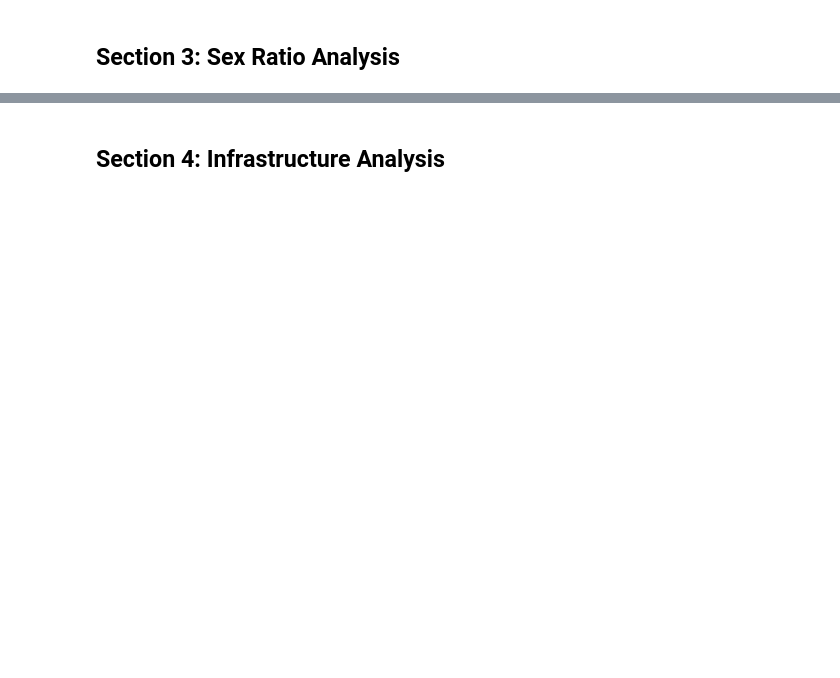
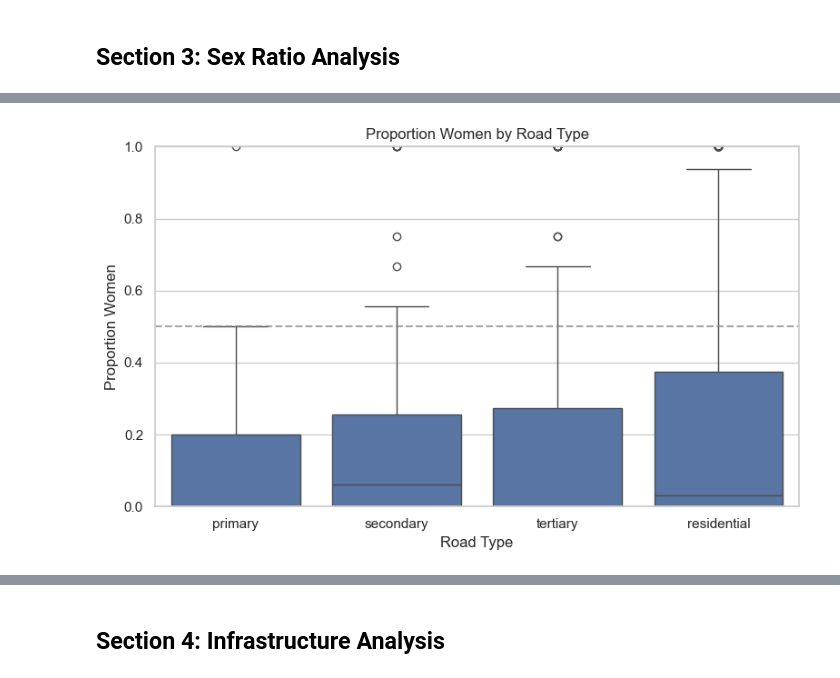
Before and after one commit to geosensing/missing_women_gsview, a Jupyter notebook: notebooks/analysis.ipynb, the cells around one changed output, grey strips where cells are left out. Cells and saved outputs as stored; diff of their text form; code cells hidden in the pictures; blank space fills up the shorter version.

```diff
--- a/notebooks/analysis.ipynb
+++ b/notebooks/analysis.ipynb
@@ -240,17 +309,20 @@ road_stats
 # %%
 road_order = ["primary", "secondary", "tertiary", "residential"]
 road_df = df[df["osm_type"].isin(road_order)].copy()
 
 fig, ax = plt.subplots(figsize=(8, 5))
-sns.boxplot(data=road_df, x="osm_type", y="sex_ratio", order=road_order, ax=ax)
-ax.set_ylabel("Sex Ratio (Women/Men)")
+sns.boxplot(data=road_df, x="osm_type", y="prop_women", order=road_order, ax=ax)
+ax.set_ylabel("Proportion Women")
 ax.set_xlabel("Road Type")
-ax.set_title("Sex Ratio by Road Type")
-ax.axhline(y=1.0, color="gray", linestyle="--", alpha=0.7)
+ax.set_title("Proportion Women by Road Type")
+ax.axhline(y=0.5, color="gray", linestyle="--", alpha=0.7)
+ax.set_ylim(0, 1)
 
 plt.tight_layout()
 plt.savefig(OUTPUT_DIR / "sex_ratio_by_road_type.png", dpi=150, bbox_inches="tight")
 plt.show()
+# %% [output]
+[figure, added]
 # %%
 temporal_df = df.dropna(subset=["capture_date"]).copy()
 
```
Also changed, not shown: parts of 25 cells of this notebook, 11 other files.
